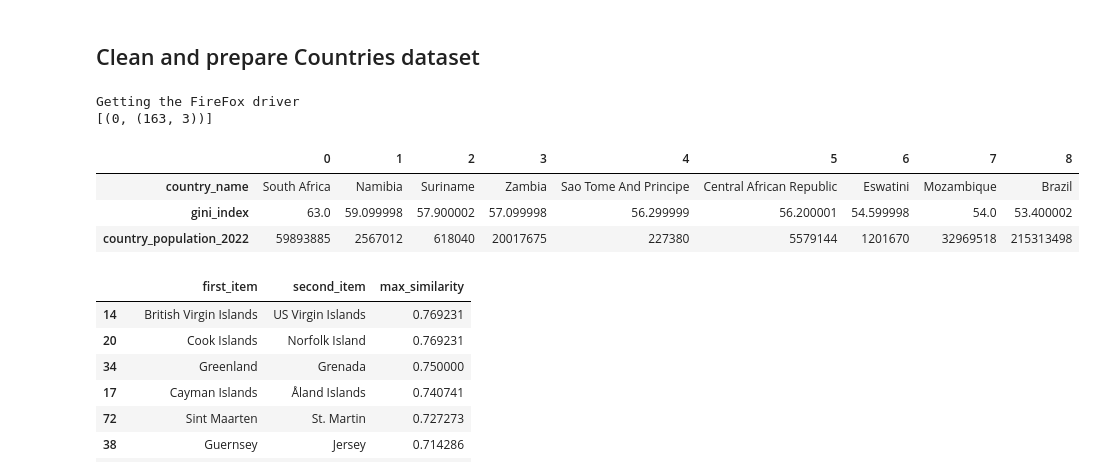
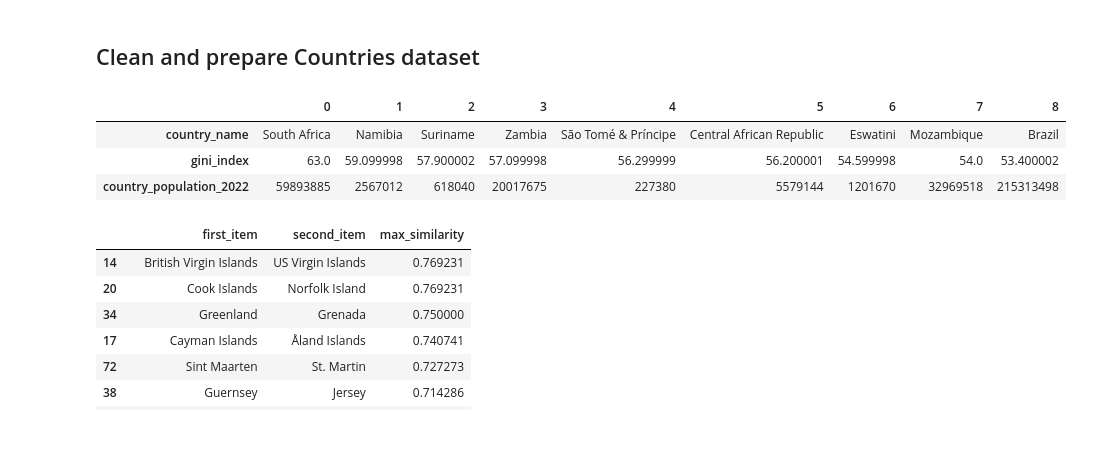
Before and after one commit to dbabbitt/StatsByCountry, a Jupyter notebook: ipynb/US State Stats.ipynb, the cells around one changed output. Drawn from its saved outputs; the diff is of its cells as text; code cells hidden in the pictures; blank space fills up the shorter version.

Commit message:
Cost of Living Push

```diff
--- a/ipynb/US State Stats.ipynb
+++ b/ipynb/US State Stats.ipynb
@@ -26,6 +26,7 @@ ssu = StatsScrapingUtilities(s=s)
 # %%
 
 column_description_dict = s.load_object('column_description_dict')
+us_stats_df = s.load_object('us_stats_df')
 
 all_countries_df = s.load_object('all_countries_df').set_index('country_code', drop=True)
 all_countries_df.country_name = all_countries_df.country_name.map(lambda x: ssu.country_name_dict.get(x, x))
@@ -39,0 +137,15 @@ c = ChoroplethUtilities(iso_3166_2_code='us', one_country_df=us_stats_df, all_co
+# %%
+
+# Remove country duplicates and misspellings
+countries_df.country_name = countries_df.country_name.map(lambda x: ssu.country_name_dict.get(x, x))
+countries_list = sorted(set(countries_df.country_name).symmetric_difference(set(all_countries_df.country_name)))
+if countries_list:
+    print(countries_list)
+doubles_df = ssu.check_4_doubles(countries_list)
+mask_series = (doubles_df.max_similarity > 0.6)
+columns_list = ['first_item', 'second_item', 'max_similarity']
+if doubles_df[mask_series].shape[0]:
+    display(doubles_df[mask_series][columns_list].sort_values('max_similarity', ascending=False))
+mask_series = countries_df.duplicated(subset=['country_name'], keep=False)
+if countries_df[mask_series].shape[0]:
+    display(countries_df[mask_series])
@@ -39,0 +171,8 @@ c = ChoroplethUtilities(iso_3166_2_code='us', one_country_df=us_stats_df, all_co
+# %%
+
+# Normalize the index so that the US is 100
+mask_series = (countries_df.country_name == 'USA')
+cost_of_living_index = countries_df[mask_series].cost_of_living_index.squeeze()
+countries_df['normalized_cost_of_living_index'] = countries_df.cost_of_living_index.map(lambda x: 100*x/cost_of_living_index)
+mask_series = (countries_df.country_name == 'USA')
+countries_df[mask_series].T
@@ -92,27 +279,25 @@ Pickling to C:\Users\daveb\OneDrive\Documents\GitHub\StatsByCountry\saves\pkl\in
 # %% [markdown]
 
 ## Clean and prepare Countries dataset
-# %%
-
-driver = ssu.get_driver()
-tables_list = ssu.get_page_tables('https://worldpopulationreview.com/country-rankings/wealth-inequality-by-country', driver=driver)
-driver.close()
-# %% [output]
-Getting the FireFox driver
-[(0, (163, 3))]
 # %%
 
-countries_df = tables_list[0].copy()
-# print(countries_df.columns.tolist())
-countries_df.columns = ['country_name', 'gini_index', 'country_population_2022']
-for cn in ['gini_index']:
-    countries_df[cn] = pd.to_numeric(countries_df[cn].map(lambda x: re.sub(r'[^0-9\.]+', '', str(x))), errors='coerce', downcast='float')
-mask_series = countries_df.country_name.isnull()
-countries_df = countries_df[~mask_series]
+if s.pickle_exists('income_inequality_countries_df'):
+    countries_df = s.load_object('income_inequality_countries_df')
+else:
+    driver = ssu.get_driver()
+    tables_list = ssu.get_page_tables('https://worldpopulationreview.com/country-rankings/wealth-inequality-by-country', driver=driver)
+    driver.close()
+    countries_df = tables_list[0].copy()
+    # print(countries_df.columns.tolist())
+    countries_df.columns = ['country_name', 'gini_index', 'country_population_2022']
+    for cn in ['gini_index']:
+        countries_df[cn] = pd.to_numeric(countries_df[cn].map(lambda x: re.sub(r'[^0-9\.]+', '', str(x))), errors='coerce', downcast='float')
+    mask_series = countries_df.country_name.isnull()
+    countries_df = countries_df[~mask_series]
 countries_df.head(9).T
 # %% [output]
 |  | 0 | 1 | 2 | 3 | 4 | 5 | 6 | 7 | 8 |
-| country_name | South Africa | Namibia | Suriname | Zambia | Sao Tome And Principe | Central African Republic | Eswatini | Mozambique | Brazil |
+| country_name | South Africa | Namibia | Suriname | Zambia | São Tomé & Príncipe | Central African Republic | Eswatini | Mozambique | Brazil |
 | gini_index | 63.0 | 59.099998 | 57.900002 | 57.099998 | 56.299999 | 56.200001 | 54.599998 | 54.0 | 53.400002 |
 | country_population_2022 | 59893885 | 2567012 | 618040 | 20017675 | 227380 | 5579144 | 1201670 | 32969518 | 215313498 |
 # %%
```
Also changed, not shown: parts of 20 cells of this notebook, 13 other files.
